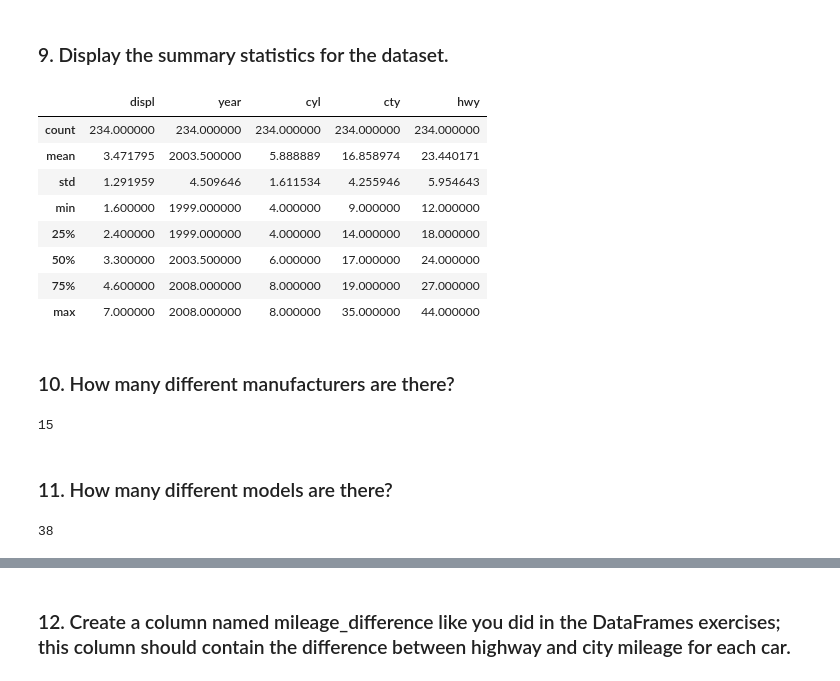
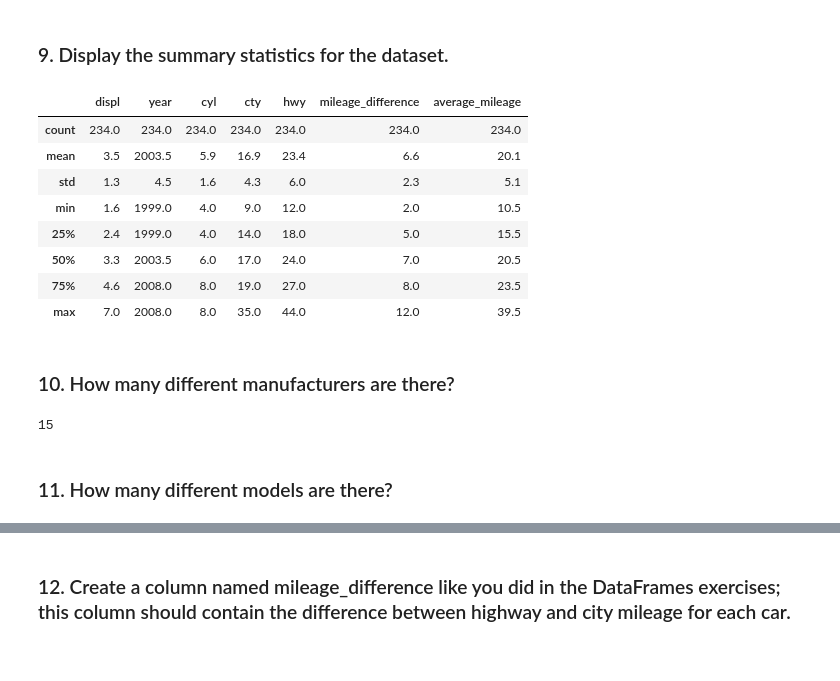
Before and after one commit to Jared-Wood135/numpy-pandas-visualization-exercises, a Jupyter notebook: advanced_dataframes.ipynb, the cells around one changed output, grey strips where cells are left out. Saved outputs shown, nothing was run; the diff lists cells and outputs as text; code cells hidden in the pictures.

```diff
--- a/advanced_dataframes.ipynb
+++ b/advanced_dataframes.ipynb
@@ -296,26 +290,22 @@ Index(['manufacturer', 'model', 'displ', 'year', 'cyl', 'trans', 'drv', 'cty',
 # %% [markdown]
 ### 9. Display the summary statistics for the dataset.
 # %%
-mpg.describe()
+mpg.describe().round(1)
 # %% [output]
-|  | displ | year | cyl | cty | hwy |
-| count | 234.000000 | 234.000000 | 234.000000 | 234.000000 | 234.000000 |
-| mean | 3.471795 | 2003.500000 | 5.888889 | 16.858974 | 23.440171 |
-| std | 1.291959 | 4.509646 | 1.611534 | 4.255946 | 5.954643 |
-| min | 1.600000 | 1999.000000 | 4.000000 | 9.000000 | 12.000000 |
-| 25% | 2.400000 | 1999.000000 | 4.000000 | 14.000000 | 18.000000 |
-| 50% | 3.300000 | 2003.500000 | 6.000000 | 17.000000 | 24.000000 |
-| 75% | 4.600000 | 2008.000000 | 8.000000 | 19.000000 | 27.000000 |
-| max | 7.000000 | 2008.000000 | 8.000000 | 35.000000 | 44.000000 |
+|  | displ | year | cyl | cty | hwy | mileage_difference | average_mileage |
+| count | 234.0 | 234.0 | 234.0 | 234.0 | 234.0 | 234.0 | 234.0 |
+| mean | 3.5 | 2003.5 | 5.9 | 16.9 | 23.4 | 6.6 | 20.1 |
+| std | 1.3 | 4.5 | 1.6 | 4.3 | 6.0 | 2.3 | 5.1 |
+| min | 1.6 | 1999.0 | 4.0 | 9.0 | 12.0 | 2.0 | 10.5 |
+| 25% | 2.4 | 1999.0 | 4.0 | 14.0 | 18.0 | 5.0 | 15.5 |
+| 50% | 3.3 | 2003.5 | 6.0 | 17.0 | 24.0 | 7.0 | 20.5 |
+| 75% | 4.6 | 2008.0 | 8.0 | 19.0 | 27.0 | 8.0 | 23.5 |
+| max | 7.0 | 2008.0 | 8.0 | 35.0 | 44.0 | 12.0 | 39.5 |
 # %% [markdown]
 ### 10. How many different manufacturers are there?
-# %%
-len(mpg.manufacturer.unique())
-# %% [output]
-15
+# %%
+mpg.manufacturer.nunique()
+# %% [output]
+15
 # %% [markdown]
 ### 11. How many different models are there?
-# %%
-len(mpg.model.unique())
-# %% [output]
-38
```
Also changed, not shown: parts of 18 cells of this notebook.
